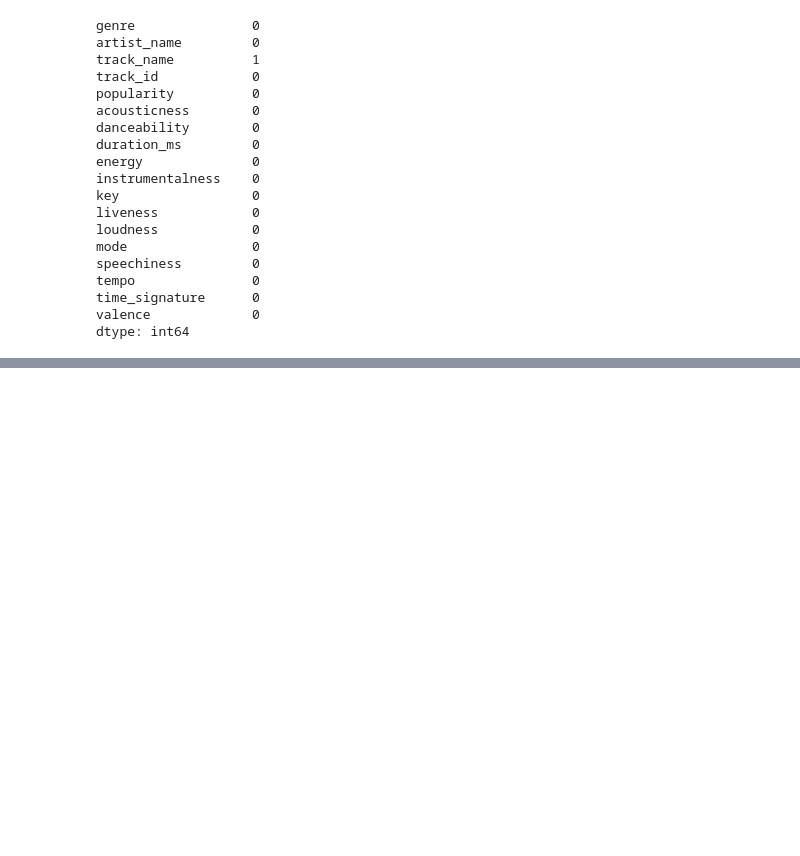
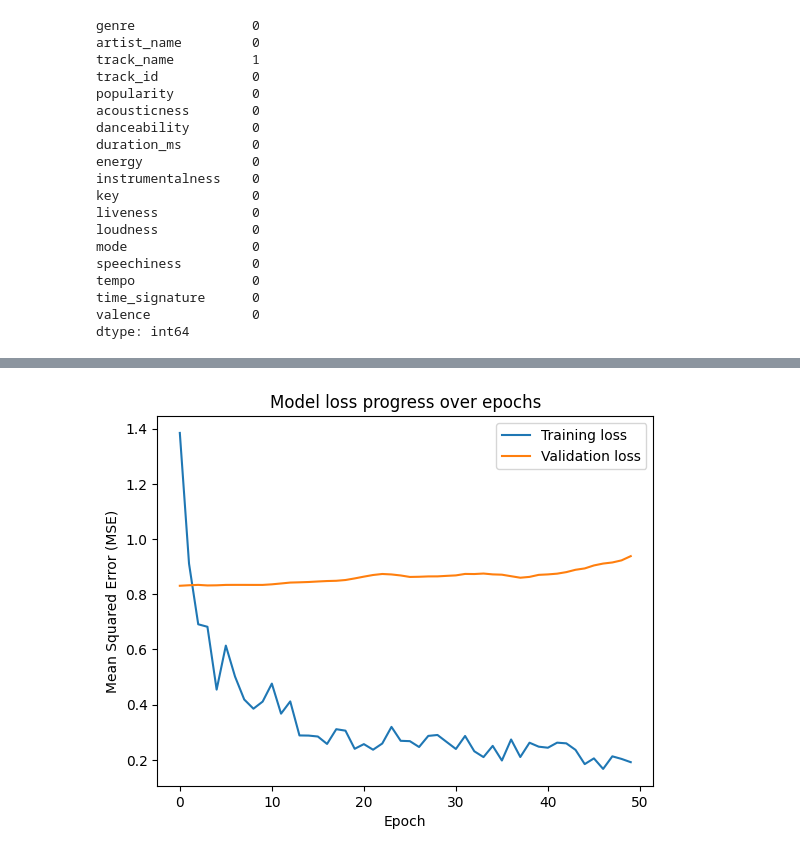
Before and after one commit to simonroedig/SongTreasure, a Jupyter notebook: prediction.ipynb, the cells around one changed output, grey strips where cells are left out. Cells and saved outputs as stored; diff of their text form; code cells hidden in the pictures; blank space fills up the shorter version.

Commit message:
Model file

```diff
--- a/prediction.ipynb
+++ b/prediction.ipynb
@@ -86,2 +75,6 @@ df = df.dropna()
+# %%
+df = df.dropna()
+
+df = df.sort_values(by="popularity", ascending=False).drop_duplicates('track_id', keep='first')
 # %%
 features = ["acousticness", "danceability", "duration_ms", "energy", "instrumentalness", "liveness", "loudness", "speechiness", "tempo", "valence", "key_num", "mode_num", "time_signature_num"]
@@ -174,0 +133,29 @@ WARNING:absl:You are saving your model as an HDF5 file via `model.save()` or `ke
+# %%
+model = keras.Sequential([
+    keras.layers.Dense(64, input_shape=[len(features)]),
+    keras.layers.BatchNormalization(),
+    keras.layers.ReLU(),
+    keras.layers.Dense(128),
+    keras.layers.BatchNormalization(),
+    keras.layers.ReLU(),
+    keras.layers.Dense(64),
+    keras.layers.BatchNormalization(),
+    keras.layers.ReLU(),
+    keras.layers.Dense(32),
+    keras.layers.BatchNormalization(),
+    keras.layers.ReLU(),
+    keras.layers.Dense(16),
+    keras.layers.BatchNormalization(),
+    keras.layers.ReLU(),
+    keras.layers.Dense(1)
+])
+
+optimizer = tf.keras.optimizers.Adam(1e-3)
+model.compile(optimizer=optimizer, loss='mse')
+
+history = model.fit(x_train, y_train, epochs=50, validation_data=(x_test, y_test))
+
+y_pred = model.predict(x_test)
+model.save('spotify_model_1.h5')
+
+mean_squared_error(y_test, y_pred)
@@ -174,0 +223,11 @@ WARNING:absl:You are saving your model as an HDF5 file via `model.save()` or `ke
+# %%
+plt.plot(history.history['loss'])
+plt.plot(history.history['val_loss'])
+
+plt.title('Model loss progress over epochs')
+plt.ylabel('Mean Squared Error (MSE)')
+plt.xlabel('Epoch')
+plt.legend(['Training loss', 'Validation loss'], loc='upper right')
+plt.show()
+# %% [output]
+[figure, added]
```
Also changed, not shown: parts of 15 cells of this notebook, 1 other file.
